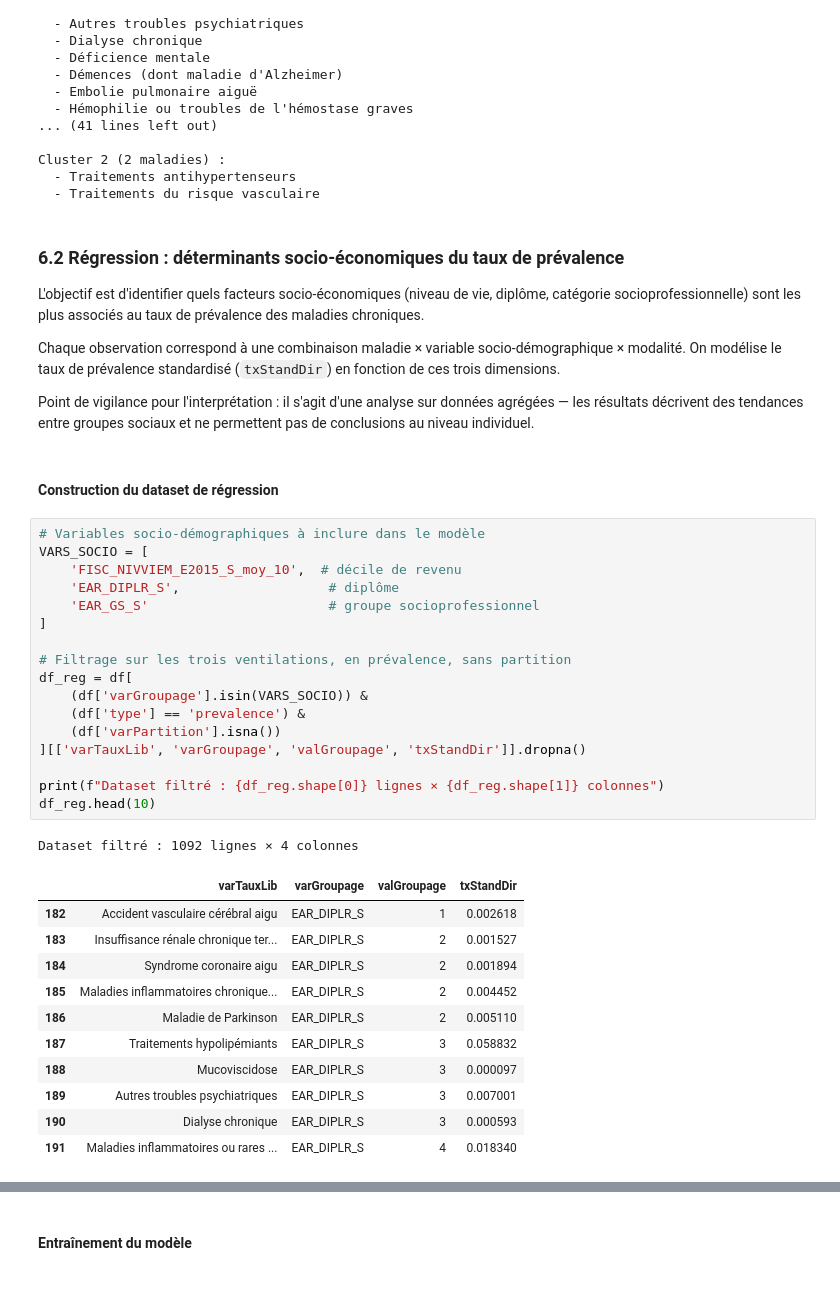
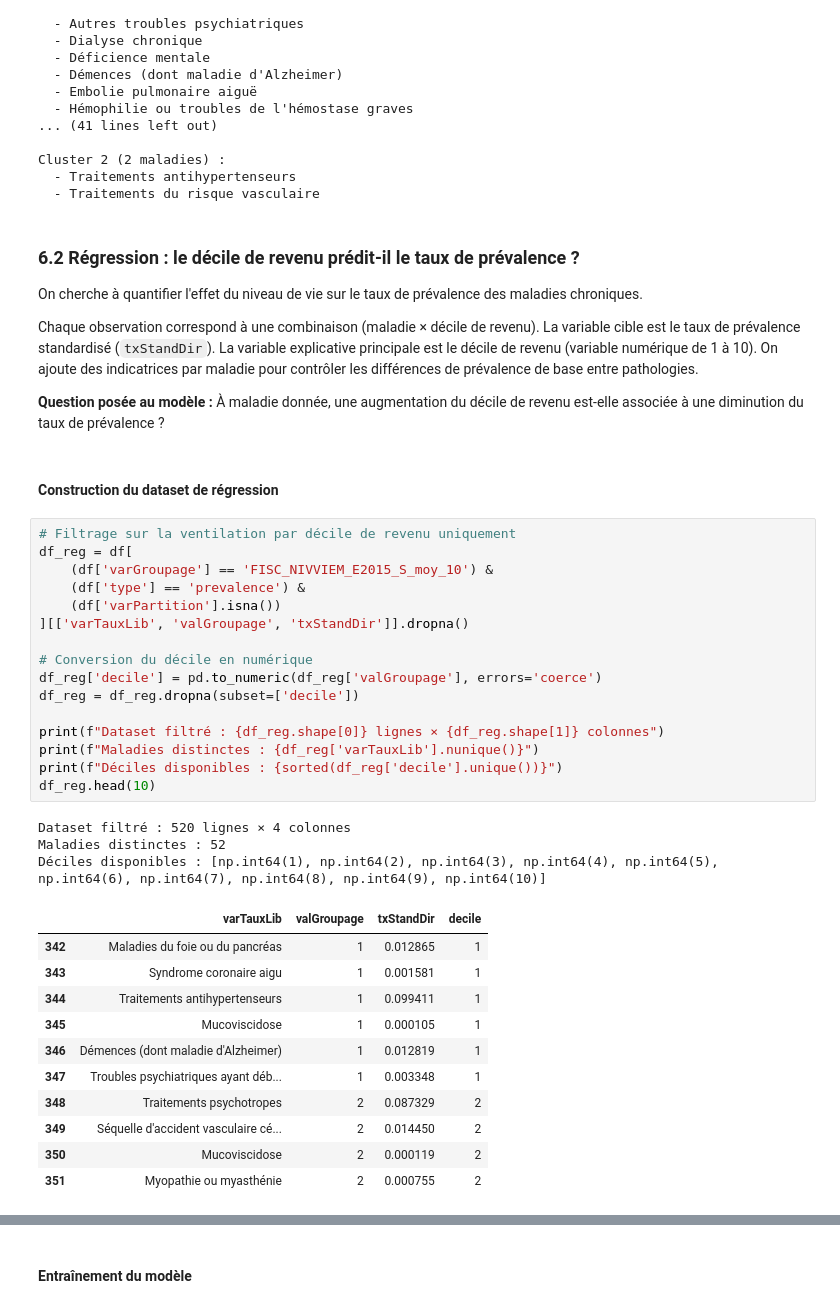
Before and after one commit to clemence-pinsard/projet_python_pour_datascience, a Jupyter notebook: main.ipynb, the cells around one changed output, grey strips where cells are left out. Saved outputs shown, nothing was run; the diff lists cells and outputs as text.

```diff
--- a/main.ipynb
+++ b/main.ipynb
@@ -1070,42 +918,43 @@ Cluster 2 (2 maladies) :
   - Traitements antihypertenseurs
   - Traitements du risque vasculaire
 # %% [markdown]
-### 6.2 Régression : déterminants socio-économiques du taux de prévalence
+### 6.2 Régression : le décile de revenu prédit-il le taux de prévalence ?
 
-L'objectif est d'identifier quels facteurs socio-économiques (niveau de vie, diplôme, catégorie socioprofessionnelle) sont les plus associés au taux de prévalence des maladies chroniques.
+On cherche à quantifier l'effet du niveau de vie sur le taux de prévalence des maladies chroniques.
 
-Chaque observation correspond à une combinaison maladie × variable socio-démographique × modalité. On modélise le taux de prévalence standardisé (`txStandDir`) en fonction de ces trois dimensions.
+Chaque observation correspond à une combinaison (maladie × décile de revenu). La variable cible est le taux de prévalence standardisé (`txStandDir`). La variable explicative principale est le décile de revenu (variable numérique de 1 à 10). On ajoute des indicatrices par maladie pour contrôler les différences de prévalence de base entre pathologies.
 
-Point de vigilance pour l'interprétation : il s'agit d'une analyse sur données agrégées — les résultats décrivent des tendances entre groupes sociaux et ne permettent pas de conclusions au niveau individuel.
+**Question posée au modèle :**  À maladie donnée, une augmentation du décile de revenu est-elle associée à une diminution du taux de prévalence ?
 # %% [markdown]
 #### Construction du dataset de régression
 # %%
-# Variables socio-démographiques à inclure dans le modèle
-VARS_SOCIO = [
-    'FISC_NIVVIEM_E2015_S_moy_10',  # décile de revenu
-    'EAR_DIPLR_S',                   # diplôme
-    'EAR_GS_S'                       # groupe socioprofessionnel
-]
-
-# Filtrage sur les trois ventilations, en prévalence, sans partition
+# Filtrage sur la ventilation par décile de revenu uniquement
 df_reg = df[
-    (df['varGroupage'].isin(VARS_SOCIO)) &
+    (df['varGroupage'] == 'FISC_NIVVIEM_E2015_S_moy_10') &
     (df['type'] == 'prevalence') &
     (df['varPartition'].isna())
-][['varTauxLib', 'varGroupage', 'valGroupage', 'txStandDir']].dropna()
+][['varTauxLib', 'valGroupage', 'txStandDir']].dropna()
+
+# Conversion du décile en numérique
+df_reg['decile'] = pd.to_numeric(df_reg['valGroupage'], errors='coerce')
+df_reg = df_reg.dropna(subset=['decile'])
 
 print(f"Dataset filtré : {df_reg.shape[0]} lignes × {df_reg.shape[1]} colonnes")
+print(f"Maladies distinctes : {df_reg['varTauxLib'].nunique()}")
+print(f"Déciles disponibles : {sorted(df_reg['decile'].unique())}")
 df_reg.head(10)
 # %% [output]
-Dataset filtré : 1092 lignes × 4 colonnes
+Dataset filtré : 520 lignes × 4 colonnes
+Maladies distinctes : 52
+Déciles disponibles : [np.int64(1), np.int64(2), np.int64(3), np.int64(4), np.int64(5), np.int64(6), np.int64(7), np.int64(8), np.int64(9), np.int64(10)]
-|  | varTauxLib | varGroupage | valGroupage | txStandDir |
-| 182 | Accident vasculaire cérébral aigu | EAR_DIPLR_S | 1 | 0.002618 |
-| 183 | Insuffisance rénale chronique ter... | EAR_DIPLR_S | 2 | 0.001527 |
-| 184 | Syndrome coronaire aigu | EAR_DIPLR_S | 2 | 0.001894 |
-| 185 | Maladies inflammatoires chronique... | EAR_DIPLR_S | 2 | 0.004452 |
-| 186 | Maladie de Parkinson | EAR_DIPLR_S | 2 | 0.005110 |
-| 187 | Traitements hypolipémiants | EAR_DIPLR_S | 3 | 0.058832 |
-| 188 | Mucoviscidose | EAR_DIPLR_S | 3 | 0.000097 |
-| 189 | Autres troubles psychiatriques | EAR_DIPLR_S | 3 | 0.007001 |
-| 190 | Dialyse chronique | EAR_DIPLR_S | 3 | 0.000593 |
-| 191 | Maladies inflammatoires ou rares ... | EAR_DIPLR_S | 4 | 0.018340 |
+|  | varTauxLib | valGroupage | txStandDir | decile |
+| 342 | Maladies du foie ou du pancréas | 1 | 0.012865 | 1 |
+| 343 | Syndrome coronaire aigu | 1 | 0.001581 | 1 |
+| 344 | Traitements antihypertenseurs | 1 | 0.099411 | 1 |
+| 345 | Mucoviscidose | 1 | 0.000105 | 1 |
+| 346 | Démences (dont maladie d'Alzheimer) | 1 | 0.012819 | 1 |
+| 347 | Troubles psychiatriques ayant déb... | 1 | 0.003348 | 1 |
+| 348 | Traitements psychotropes | 2 | 0.087329 | 2 |
+| 349 | Séquelle d'accident vasculaire cé... | 2 | 0.014450 | 2 |
+| 350 | Mucoviscidose | 2 | 0.000119 | 2 |
+| 351 | Myopathie ou myasthénie | 2 | 0.000755 | 2 |
```
Also changed, not shown: parts of 35 cells of this notebook, 1 other file.
